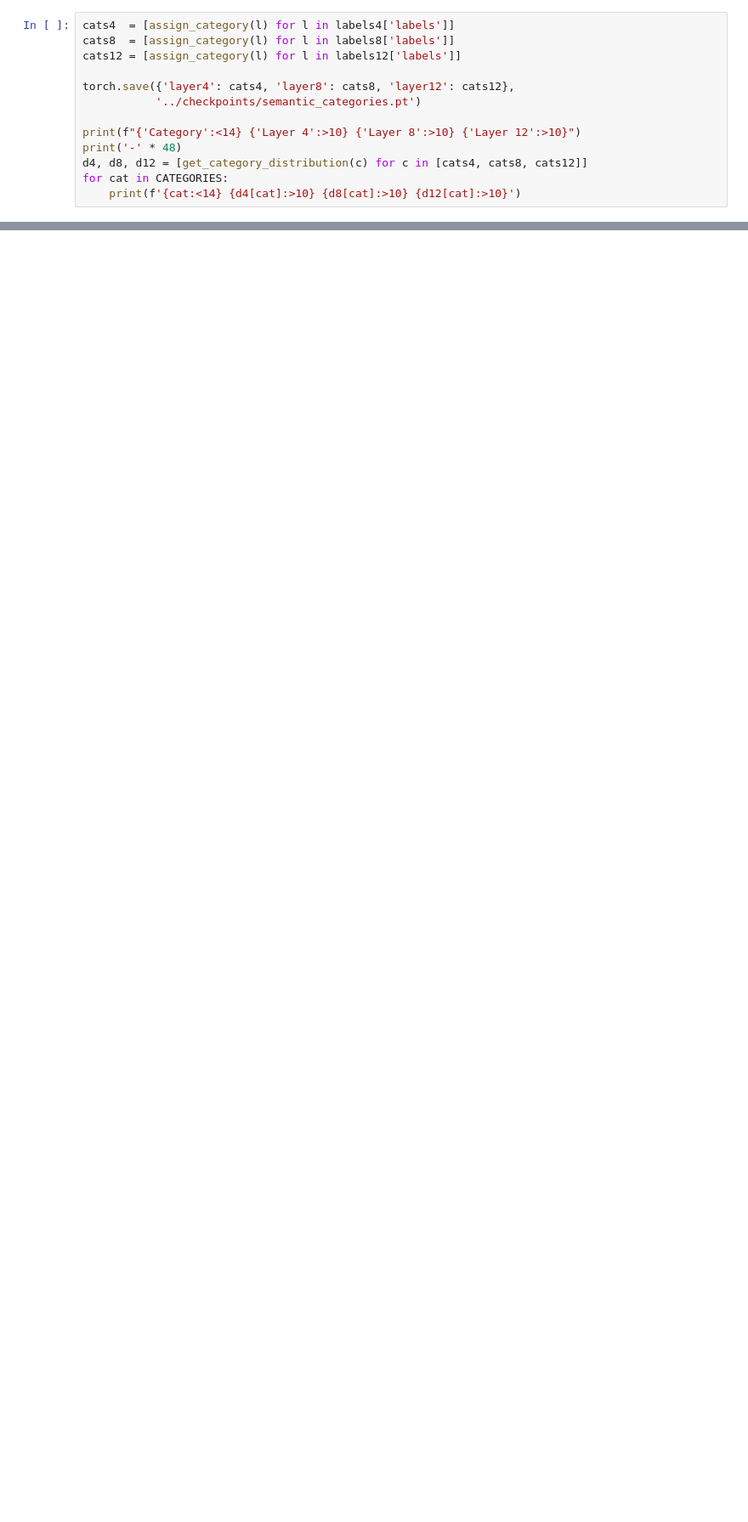
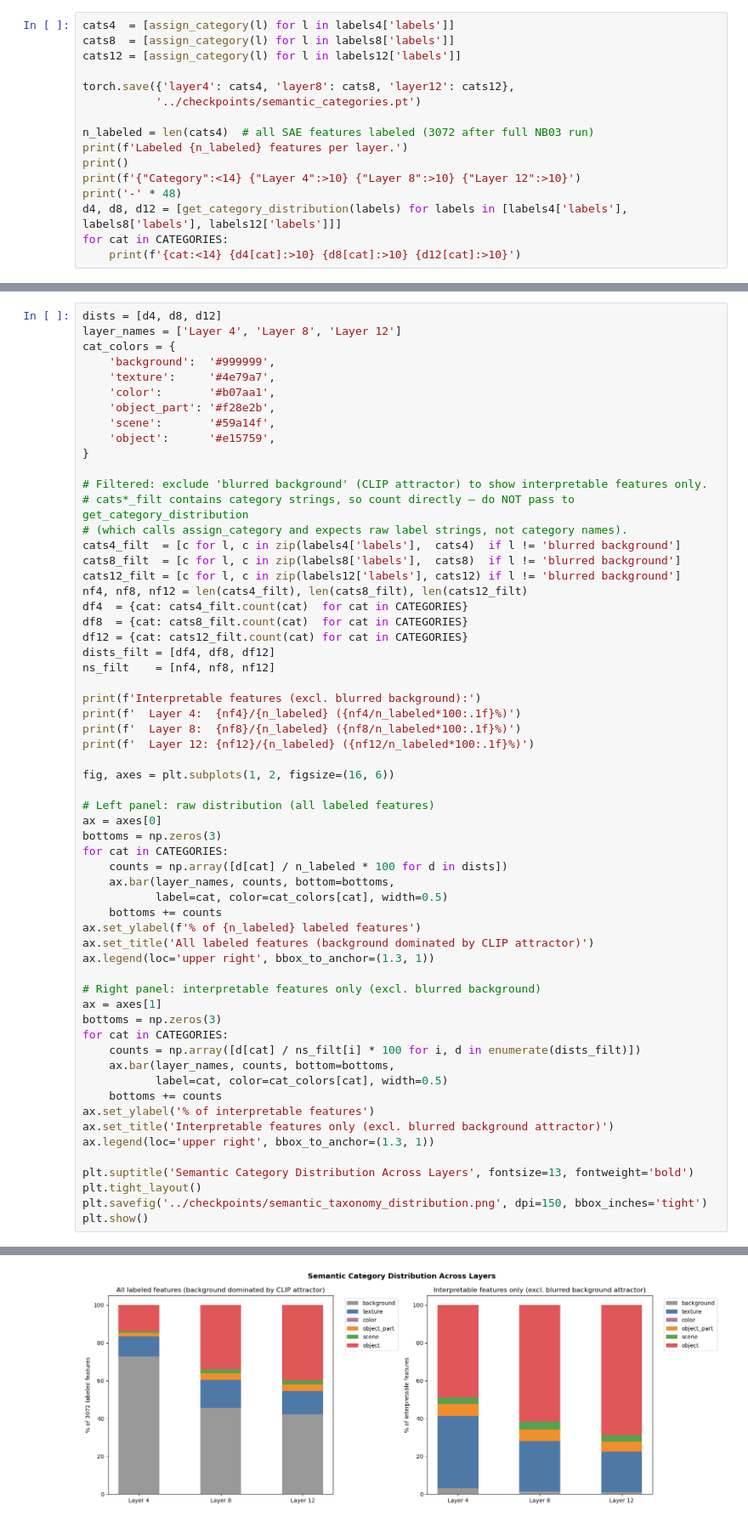
Before and after one commit to T-Larm/xai-vit-sae, a Jupyter notebook: notebooks/06_semantic_taxonomy.ipynb, the cells around one changed output, grey strips where cells are left out. Shown at 85% size. Drawn from its saved outputs; the diff is of its cells as text; blank space fills up the shorter version.

```diff
--- a/notebooks/06_semantic_taxonomy.ipynb
+++ b/notebooks/06_semantic_taxonomy.ipynb
@@ -17,8 +30,11 @@ cats12 = [assign_category(l) for l in labels12['labels']]
 torch.save({'layer4': cats4, 'layer8': cats8, 'layer12': cats12},
            '../checkpoints/semantic_categories.pt')
 
-print(f"{'Category':<14} {'Layer 4':>10} {'Layer 8':>10} {'Layer 12':>10}")
+n_labeled = len(cats4)  # all SAE features labeled (3072 after full NB03 run)
+print(f'Labeled {n_labeled} features per layer.')
+print()
+print(f'{"Category":<14} {"Layer 4":>10} {"Layer 8":>10} {"Layer 12":>10}')
 print('-' * 48)
-d4, d8, d12 = [get_category_distribution(c) for c in [cats4, cats8, cats12]]
+d4, d8, d12 = [get_category_distribution(labels) for labels in [labels4['labels'], labels8['labels'], labels12['labels']]]
 for cat in CATEGORIES:
     print(f'{cat:<14} {d4[cat]:>10} {d8[cat]:>10} {d12[cat]:>10}')
@@ -52,0 +52,61 @@ plt.show()
+# %%
+dists = [d4, d8, d12]
+layer_names = ['Layer 4', 'Layer 8', 'Layer 12']
+cat_colors = {
+    'background':  '#999999',
+    'texture':     '#4e79a7',
+    'color':       '#b07aa1',
+    'object_part': '#f28e2b',
+    'scene':       '#59a14f',
+    'object':      '#e15759',
+}
+
+# Filtered: exclude 'blurred background' (CLIP attractor) to show interpretable features only.
+# cats*_filt contains category strings, so count directly — do NOT pass to get_category_distribution
+# (which calls assign_category and expects raw label strings, not category names).
+cats4_filt  = [c for l, c in zip(labels4['labels'],  cats4)  if l != 'blurred background']
+cats8_filt  = [c for l, c in zip(labels8['labels'],  cats8)  if l != 'blurred background']
+cats12_filt = [c for l, c in zip(labels12['labels'], cats12) if l != 'blurred background']
+nf4, nf8, nf12 = len(cats4_filt), len(cats8_filt), len(cats12_filt)
+df4  = {cat: cats4_filt.count(cat)  for cat in CATEGORIES}
+df8  = {cat: cats8_filt.count(cat)  for cat in CATEGORIES}
+df12 = {cat: cats12_filt.count(cat) for cat in CATEGORIES}
+dists_filt = [df4, df8, df12]
+ns_filt    = [nf4, nf8, nf12]
+
+print(f'Interpretable features (excl. blurred background):')
+print(f'  Layer 4:  {nf4}/{n_labeled} ({nf4/n_labeled*100:.1f}%)')
+print(f'  Layer 8:  {nf8}/{n_labeled} ({nf8/n_labeled*100:.1f}%)')
+print(f'  Layer 12: {nf12}/{n_labeled} ({nf12/n_labeled*100:.1f}%)')
+
+fig, axes = plt.subplots(1, 2, figsize=(16, 6))
+
+# Left panel: raw distribution (all labeled features)
+ax = axes[0]
+bottoms = np.zeros(3)
+for cat in CATEGORIES:
+    counts = np.array([d[cat] / n_labeled * 100 for d in dists])
+    ax.bar(layer_names, counts, bottom=bottoms,
+           label=cat, color=cat_colors[cat], width=0.5)
+    bottoms += counts
+ax.set_ylabel(f'% of {n_labeled} labeled features')
+ax.set_title('All labeled features (background dominated by CLIP attractor)')
+ax.legend(loc='upper right', bbox_to_anchor=(1.3, 1))
+
+# Right panel: interpretable features only (excl. blurred background)
+ax = axes[1]
+bottoms = np.zeros(3)
+for cat in CATEGORIES:
+    counts = np.array([d[cat] / ns_filt[i] * 100 for i, d in enumerate(dists_filt)])
+    ax.bar(layer_names, counts, bottom=bottoms,
+           label=cat, color=cat_colors[cat], width=0.5)
+    bottoms += counts
+ax.set_ylabel('% of interpretable features')
+ax.set_title('Interpretable features only (excl. blurred background attractor)')
+ax.legend(loc='upper right', bbox_to_anchor=(1.3, 1))
+
+plt.suptitle('Semantic Category Distribution Across Layers', fontsize=13, fontweight='bold')
+plt.tight_layout()
+plt.savefig('../checkpoints/semantic_taxonomy_distribution.png', dpi=150, bbox_inches='tight')
+plt.show()
+# %% [output]
@@ -53,3 +117,4 @@ plt.show()
+[figure, added]
 # %%
 def entropy(dist: dict, n_total: int) -> float:
     import math
```
Also changed, not shown: parts of 6 cells of this notebook, 9 other files.
